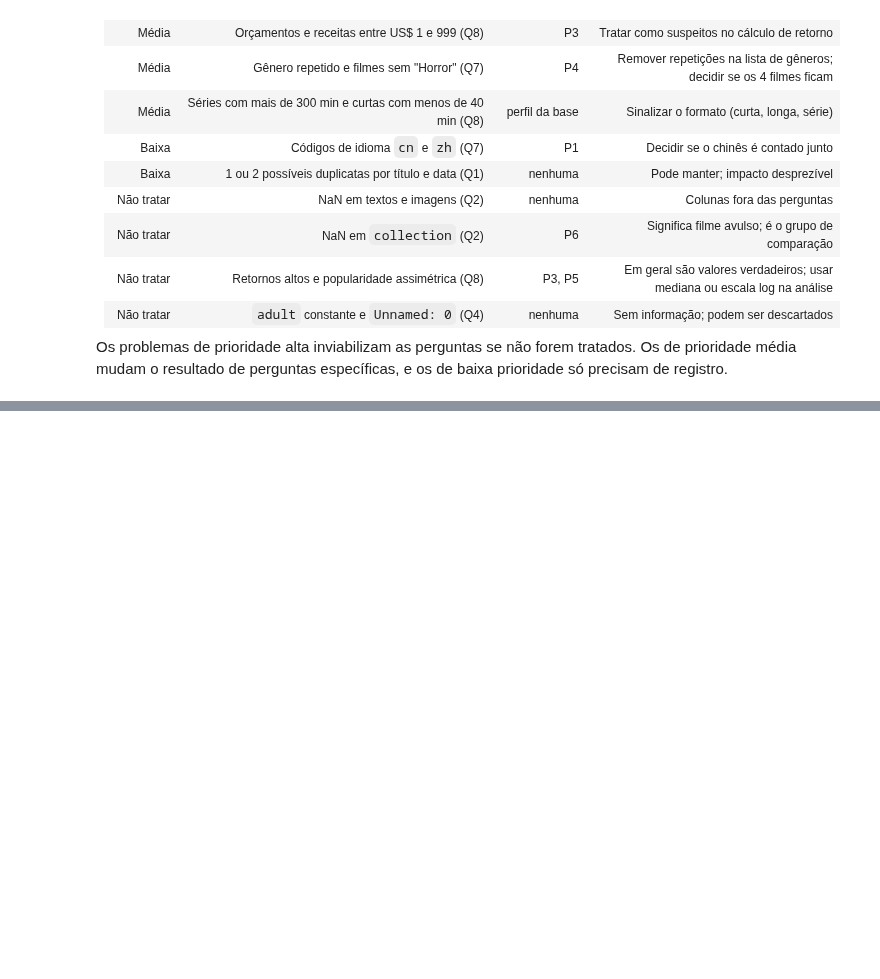
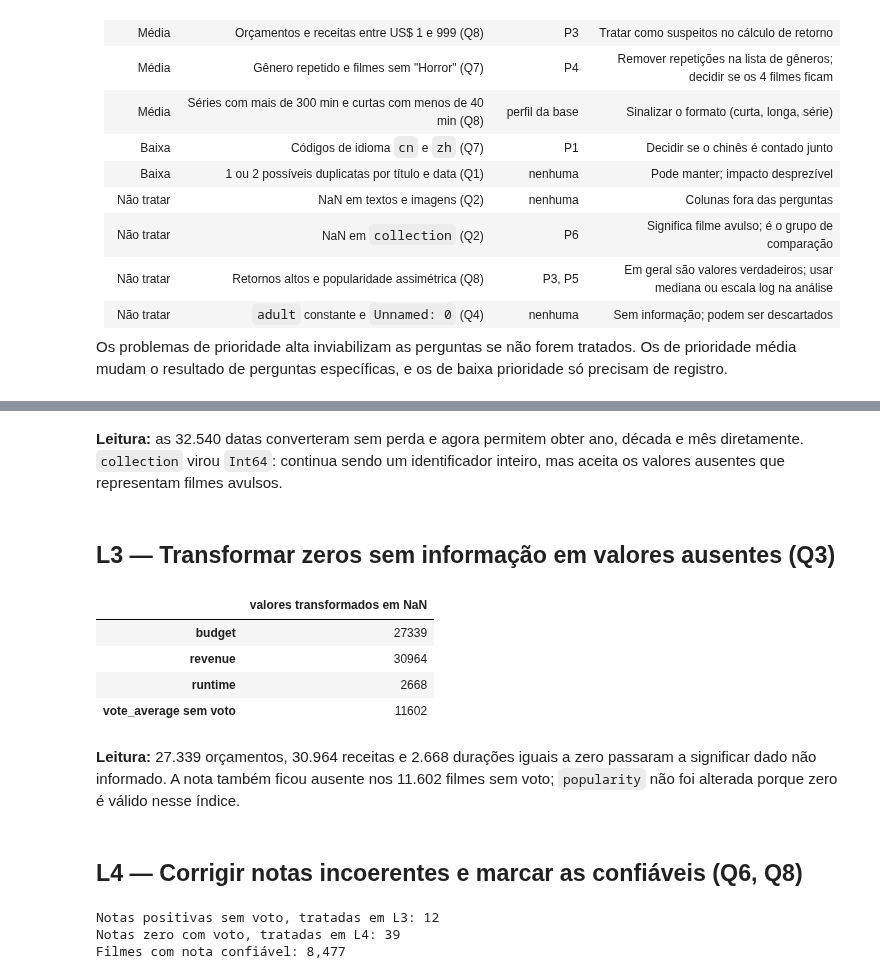
Before and after one commit to Mateuscruz19/HorrorMoviesData, a Jupyter notebook: HorrorMovieAnalysis.ipynb, the cells around one changed output, grey strips where cells are left out. Saved outputs shown, nothing was run; the diff lists cells and outputs as text; code cells hidden in the pictures; blank space fills up the shorter version.

```diff
--- a/HorrorMovieAnalysis.ipynb
+++ b/HorrorMovieAnalysis.ipynb
@@ -870,0 +863,39 @@ display(decisoes.style.hide(axis="index"))
+# %% [markdown]
+**Leitura:** as 32.540 datas converteram sem perda e agora permitem obter ano, década e mês diretamente. `collection` virou `Int64`: continua sendo um identificador inteiro, mas aceita os valores ausentes que representam filmes avulsos.
+# %% [markdown]
+## L3 — Transformar zeros sem informação em valores ausentes (Q3)
+# %%
+zeros_l3 = {coluna: int(df[coluna].eq(0).sum()) for coluna in ["budget", "revenue", "runtime"]}
+sem_voto = df["vote_count"].eq(0)
+
+for coluna in ["budget", "revenue", "runtime"]:
+    df[coluna] = df[coluna].mask(df[coluna].eq(0))
+df.loc[sem_voto, "vote_average"] = np.nan
+df["runtime"] = df["runtime"].astype("Int64")
+
+resumo_l3 = pd.Series({**zeros_l3, "vote_average sem voto": int(sem_voto.sum())})
+display(resumo_l3.rename("valores transformados em NaN").to_frame())
+# %% [output]
+|  | valores transformados em NaN |
+| budget | 27339 |
+| revenue | 30964 |
+| runtime | 2668 |
+| vote_average sem voto | 11602 |
+# %% [markdown]
+**Leitura:** 27.339 orçamentos, 30.964 receitas e 2.668 durações iguais a zero passaram a significar dado não informado. A nota também ficou ausente nos 11.602 filmes sem voto; `popularity` não foi alterada porque zero é válido nesse índice.
+# %% [markdown]
+## L4 — Corrigir notas incoerentes e marcar as confiáveis (Q6, Q8)
+# %%
+nota_sem_voto = df_original["vote_count"].eq(0) & df_original["vote_average"].gt(0)
+voto_sem_nota = df["vote_count"].gt(0) & df["vote_average"].eq(0)
+
+df.loc[voto_sem_nota, "vote_average"] = np.nan
+df["nota_confiavel"] = df["vote_count"].ge(10) & df["vote_average"].notna()
+
+print(f"Notas positivas sem voto, tratadas em L3: {int(nota_sem_voto.sum())}")
+print(f"Notas zero com voto, tratadas em L4: {int(voto_sem_nota.sum())}")
+print(f"Filmes com nota confiável: {int(df['nota_confiavel'].sum()):,}")
+# %% [output]
+Notas positivas sem voto, tratadas em L3: 12
+Notas zero com voto, tratadas em L4: 39
+Filmes com nota confiável: 8,477
```
Also changed, not shown: parts of 16 cells of this notebook.
